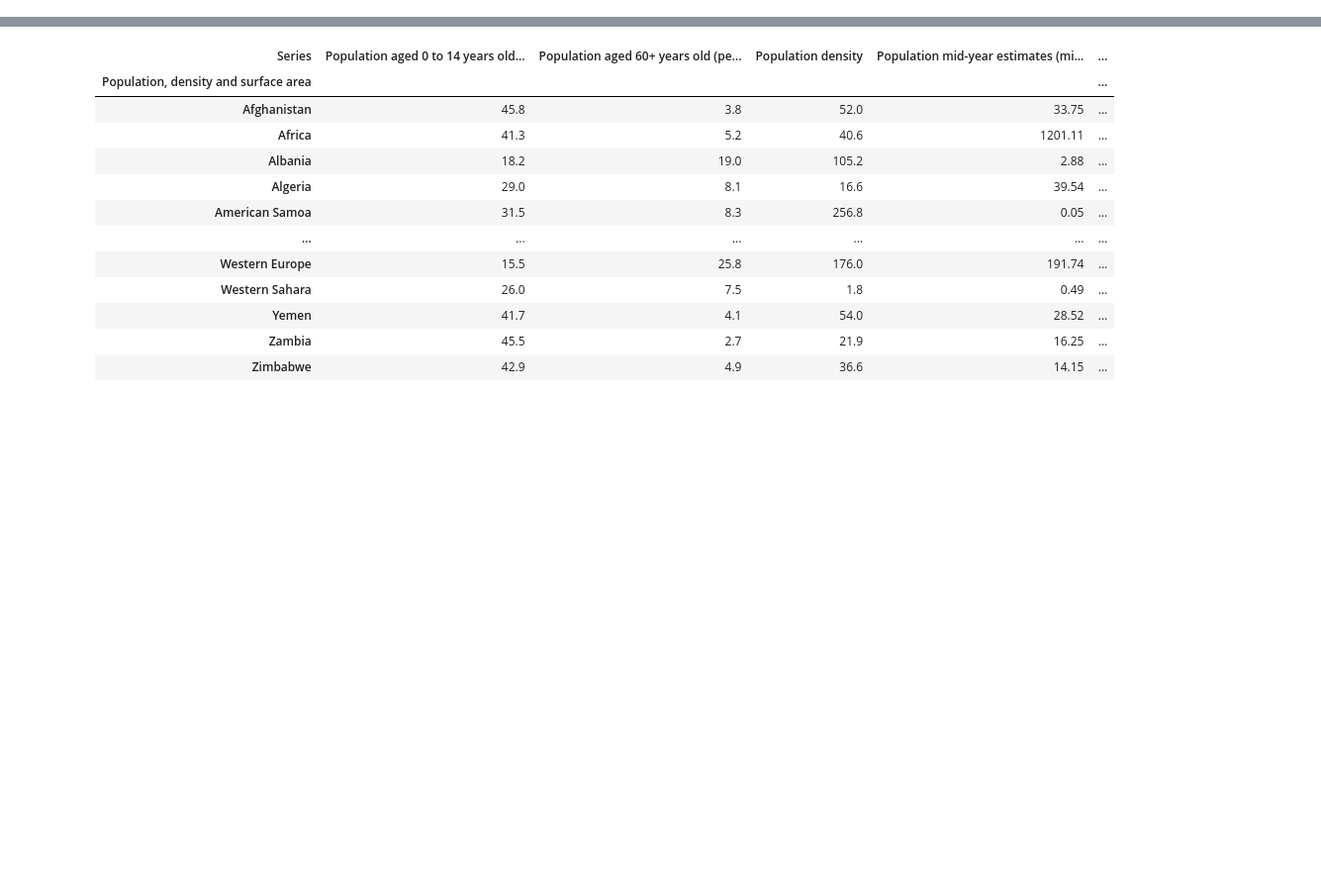
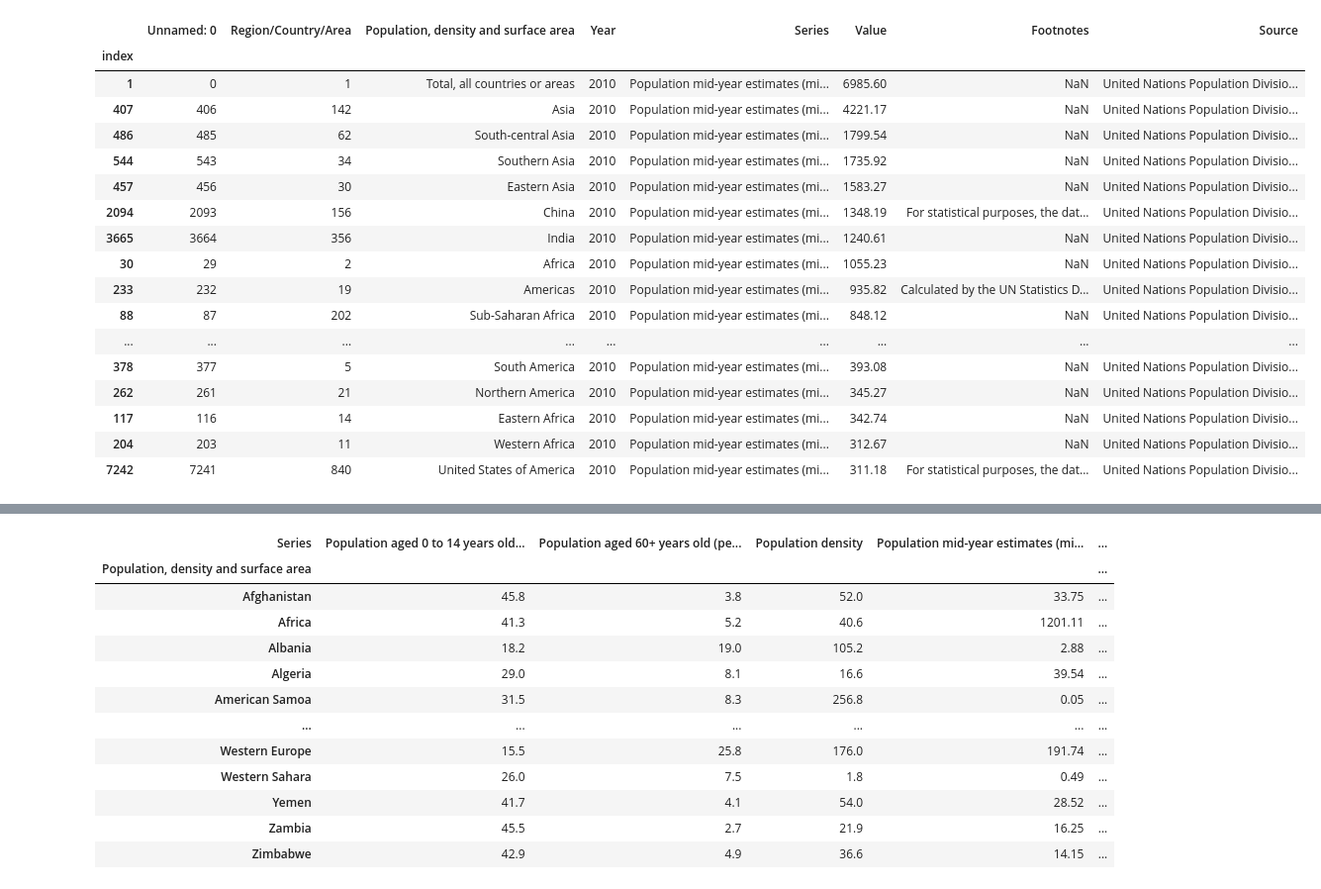
Before and after one commit to kennetchau/countryProfileDashBoard, a Jupyter notebook: DataCleaning.ipynb, the cells around one changed output, grey strips where cells are left out. Shown at 99% size. Drawn from its saved outputs; the diff is of its cells as text; code cells hidden in the pictures; blank space fills up the shorter version.

```diff
--- a/DataCleaning.ipynb
+++ b/DataCleaning.ipynb
@@ -11,4 +11,25 @@ Index(['Unnamed: 0', 'index', 'Region/Country/Area',
        'Population, density and surface area', 'Year', 'Series', 'Value',
        'Footnotes', 'Source'],
       dtype='object')
+# %%
+df[(df['Series'] == "Population mid-year estimates (millions)") & (df['Year'] == 2010)].sort_values(by = "Value", ascending = False).head(20)
+# %% [output]
+|  | Unnamed: 0 | Region/Country/Area | Population, density and surface area | Year | Series | Value | Footnotes | Source |
+| index |  |  |  |  |  |  |  |  |
+| 1 | 0 | 1 | Total, all countries or areas | 2010 | Population mid-year estimates (mi... | 6985.60 | NaN | United Nations Population Divisio... |
+| 407 | 406 | 142 | Asia | 2010 | Population mid-year estimates (mi... | 4221.17 | NaN | United Nations Population Divisio... |
+| 486 | 485 | 62 | South-central Asia | 2010 | Population mid-year estimates (mi... | 1799.54 | NaN | United Nations Population Divisio... |
+| 544 | 543 | 34 | Southern Asia | 2010 | Population mid-year estimates (mi... | 1735.92 | NaN | United Nations Population Divisio... |
+| 457 | 456 | 30 | Eastern Asia | 2010 | Population mid-year estimates (mi... | 1583.27 | NaN | United Nations Population Divisio... |
+| 2094 | 2093 | 156 | China | 2010 | Population mid-year estimates (mi... | 1348.19 | For statistical purposes, the dat... | United Nations Population Divisio... |
+| 3665 | 3664 | 356 | India | 2010 | Population mid-year estimates (mi... | 1240.61 | NaN | United Nations Population Divisio... |
+| 30 | 29 | 2 | Africa | 2010 | Population mid-year estimates (mi... | 1055.23 | NaN | United Nations Population Divisio... |
+| 233 | 232 | 19 | Americas | 2010 | Population mid-year estimates (mi... | 935.82 | Calculated by the UN Statistics D... | United Nations Population Divisio... |
+| 88 | 87 | 202 | Sub-Saharan Africa | 2010 | Population mid-year estimates (mi... | 848.12 | NaN | United Nations Population Divisio... |
+| ... | ... | ... | ... | ... | ... | ... | ... | ... |
+| 378 | 377 | 5 | South America | 2010 | Population mid-year estimates (mi... | 393.08 | NaN | United Nations Population Divisio... |
+| 262 | 261 | 21 | Northern America | 2010 | Population mid-year estimates (mi... | 345.27 | NaN | United Nations Population Divisio... |
+| 117 | 116 | 14 | Eastern Africa | 2010 | Population mid-year estimates (mi... | 342.74 | NaN | United Nations Population Divisio... |
+| 204 | 203 | 11 | Western Africa | 2010 | Population mid-year estimates (mi... | 312.67 | NaN | United Nations Population Divisio... |
+| 7242 | 7241 | 840 | United States of America | 2010 | Population mid-year estimates (mi... | 311.18 | For statistical purposes, the dat... | United Nations Population Divisio... |
 # %%
```
Also changed, not shown: parts of 4 cells of this notebook, 3 other files.
